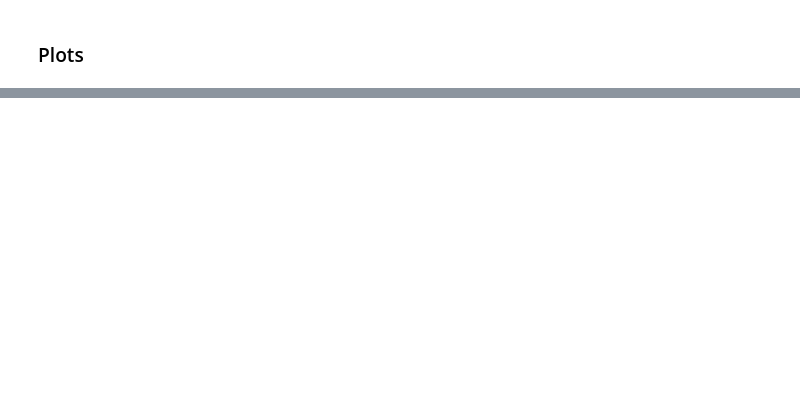
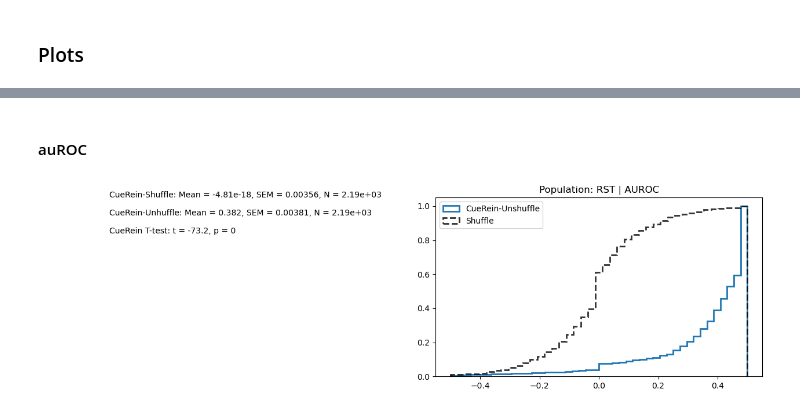
Before and after one commit to datasiansalsa/PFC_Self-Admin_Analysis, a Jupyter notebook: cue-analysis/cue/cue_analysis_JJB.ipynb, the cells around one changed output, grey strips where cells are left out. Cells and saved outputs as stored; diff of their text form; code cells hidden in the pictures; blank space fills up the shorter version.

```diff
--- a/cue-analysis/cue/cue_analysis_JJB.ipynb
+++ b/cue-analysis/cue/cue_analysis_JJB.ipynb
@@ -2703,0 +2715,69 @@ df
+# %% [markdown]
+#### auROC
+# %%
+#cdf plots for neurons
+
+# population = 'ACQ'
+# groups = ['Early', 'Middle', 'Late']
+population = 'RST'
+groups = ['CueRein']
+colors = (['tab:blue'], ['tab:green'],['tab:red'])
+ls = ['--','solid']
+
+d = {}
+d[variable] = {}
+all_shuffle_for_variable=[]
+fig, ax = plt.subplots(1, 2, figsize = (16,4))
+for g, group in enumerate(groups):
+    d[variable][group] = {}
+    d[variable][group] = np.array(np.load(os.path.join(iteration_dictionaries,
+                                                        'PFC-HeroinSA_%s_%s_auROC_dict.npy'%(group, date)),
+                                                        allow_pickle = True).astype(float))
+    temp_unshuffle_nonans, temp_shuffle_nonans = ([],[])
+    temp_unshuffle,temp_shuffle = (d[variable][group][0],d[variable][group][1])
+
+    for i in range(len(temp_unshuffle)):
+        if np.isfinite(temp_unshuffle[i]):
+            temp_unshuffle_nonans = np.append(temp_unshuffle_nonans, temp_unshuffle[i])
+    for i in range(len(temp_shuffle)):
+        if np.isfinite(temp_shuffle[i]):
+            temp_shuffle_nonans = np.append(temp_shuffle_nonans, temp_shuffle[i])
+
+    #normalize data
+    mean_shuffle = np.mean(temp_shuffle_nonans)
+    temp_unshuffle_nonans = temp_unshuffle_nonans - mean_shuffle
+    temp_shuffle_nonans = temp_shuffle_nonans - mean_shuffle
+
+    plt.hist((temp_unshuffle_nonans),  density=True, cumulative=True,\
+        label = '%s-Unshuffle'%(group), histtype='step',\
+        linestyle = ('-'), bins = 'auto', color = colors[g], linewidth=2)
+
+    all_shuffle_for_variable = np.append(all_shuffle_for_variable, d[variable][group][1])
+    if g == len(groups)-1:
+        plt.hist((temp_shuffle_nonans),  density=True, cumulative=True,\
+            label = 'Shuffle', histtype='step',\
+            linestyle = ('--'), bins ='auto', color = 'k', alpha=.8,linewidth=2)
+
+    ax[0].text(.2,1-g*.5,'%s-Shuffle: Mean = '%(group) + '{0:.3g}'.format(np.mean(temp_shuffle_nonans)) + \
+        ', SEM = ' + '{0:.3g}'.format(stats.sem(temp_shuffle_nonans)) + ', N = ' + '{0:.3g}'.format(len(temp_shuffle_nonans)))
+    ax[0].text(.2, .9-g*.5,'%s-Unhuffle: Mean = '%(group) + '{0:.3g}'.format(np.mean(temp_unshuffle_nonans)) + \
+        ', SEM = ' + '{0:.3g}'.format(stats.sem(temp_unshuffle_nonans)) + ', N = ' + '{0:.3g}'.format(len(temp_unshuffle_nonans)))
+    t, p = stats.ttest_ind(temp_shuffle_nonans,\
+        temp_unshuffle_nonans, equal_var=False)
+    ax[0].text(.2, .8-g*.5, '%s T-test: t = '%(group) + '{0:.3g}'.format(t) + ', p = ' + '{0:.3g}'.format(p))
+
+ax[0].get_xaxis().set_visible(False)
+ax[0].get_yaxis().set_visible(False)
+ax[0].spines['top'].set_visible(False)
+ax[0].spines['right'].set_visible(False)
+ax[0].spines['left'].set_visible(False)
+ax[0].spines['bottom'].set_visible(False)
+
+plt.legend(loc=2)
+plt.title('Population: %s | AUROC'%(population))
+
+plt.savefig(os.path.join(iteration_results, 'PFC-HeroinSA_%s-%s_auROC.PDF'%(group, population)), format = 'PDF')
+
+plt.show()
+# %% [output]
+[figure, added]
```
Also changed, not shown: parts of 13 cells of this notebook, 22 other files.
